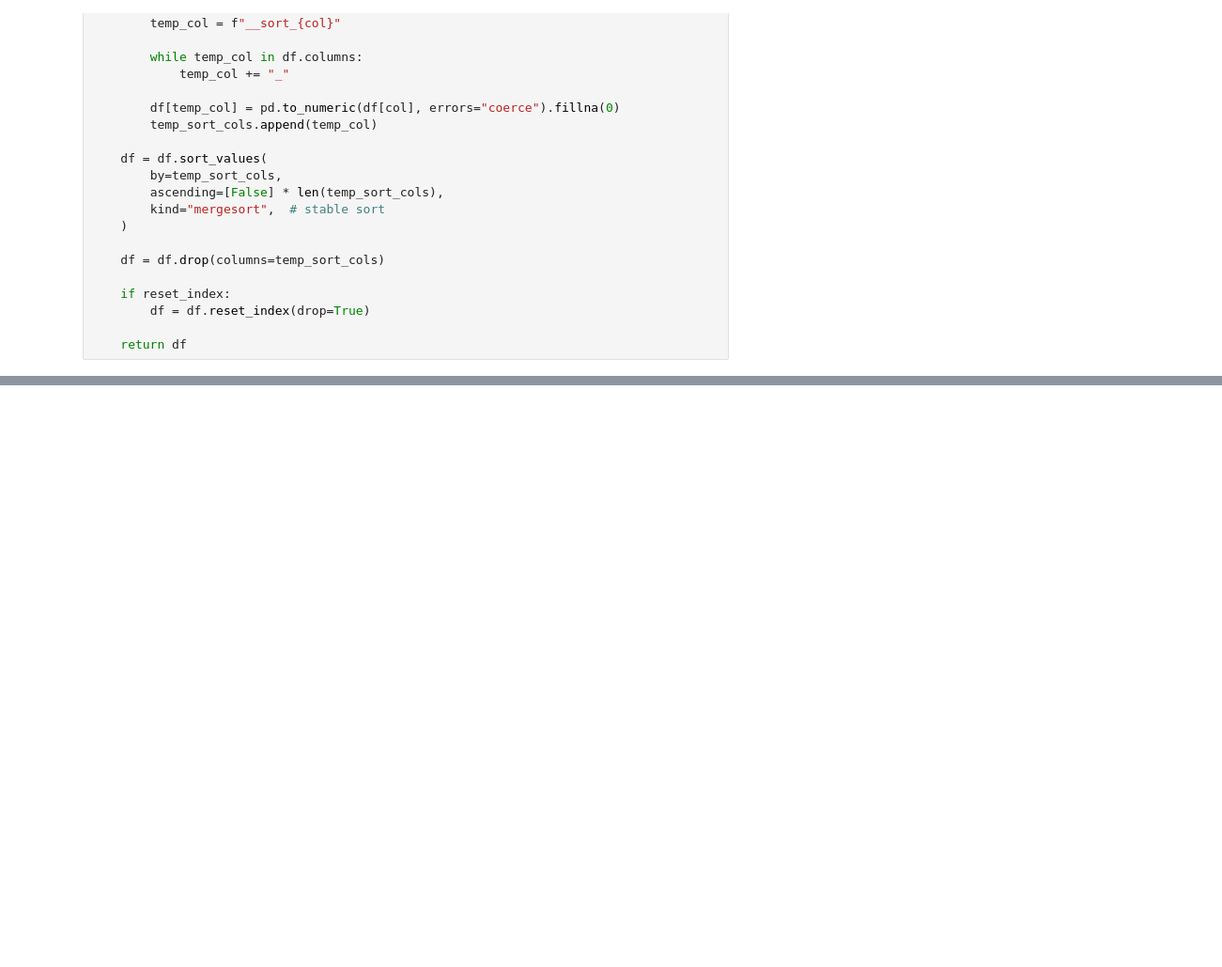
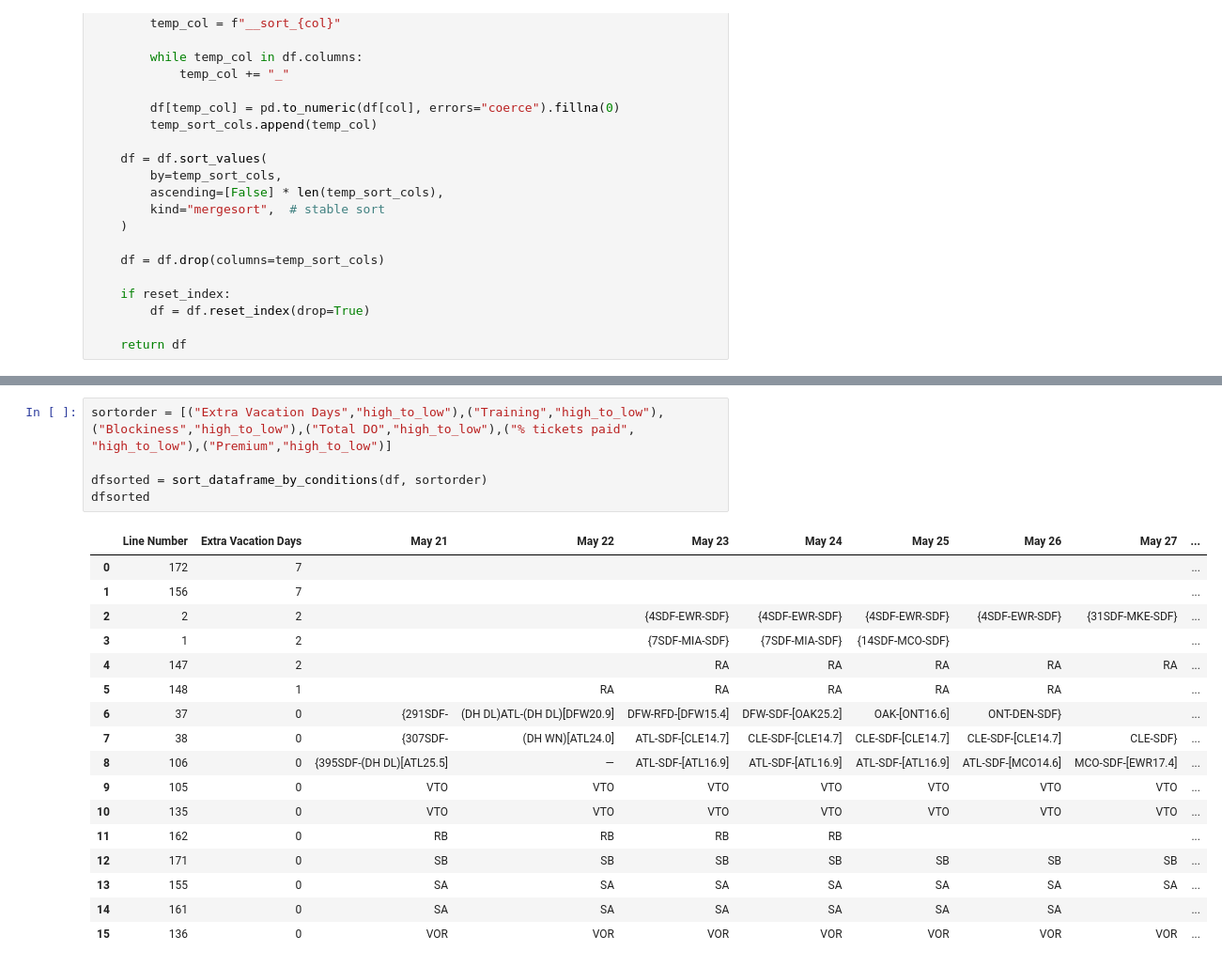
Before and after one commit to AstroPhysX/UPS-project, a Jupyter notebook: Program/master_to_pandas.ipynb, the cells around one changed output, grey strips where cells are left out. Shown at 94% size. Saved outputs shown, nothing was run; the diff lists cells and outputs as text; blank space fills up the shorter version.

```diff
--- a/Program/master_to_pandas.ipynb
+++ b/Program/master_to_pandas.ipynb
@@ -502,0 +671,23 @@ sort_master_lines_dataframe(
+# %%
+sortorder = [("Extra Vacation Days","high_to_low"),("Training","high_to_low"),("Blockiness","high_to_low"),("Total DO","high_to_low"),("% tickets paid", "high_to_low"),("Premium","high_to_low")]
+
+dfsorted = sort_dataframe_by_conditions(df, sortorder)
+dfsorted
+# %% [output]
+|  | Line Number | Extra Vacation Days | May 21 | May 22 | May 23 | May 24 | May 25 | May 26 | May 27 | ... |
+| 0 | 172 | 7 |  |  |  |  |  |  |  | ... |
+| 1 | 156 | 7 |  |  |  |  |  |  |  | ... |
+| 2 | 2 | 2 |  |  | {4SDF-EWR-SDF} | {4SDF-EWR-SDF} | {4SDF-EWR-SDF} | {4SDF-EWR-SDF} | {31SDF-MKE-SDF} | ... |
+| 3 | 1 | 2 |  |  | {7SDF-MIA-SDF} | {7SDF-MIA-SDF} | {14SDF-MCO-SDF} |  |  | ... |
+| 4 | 147 | 2 |  |  | RA | RA | RA | RA | RA | ... |
+| 5 | 148 | 1 |  | RA | RA | RA | RA | RA |  | ... |
+| 6 | 37 | 0 | {291SDF- | (DH DL)ATL-(DH DL)[DFW20.9] | DFW-RFD-[DFW15.4] | DFW-SDF-[OAK25.2] | OAK-[ONT16.6] | ONT-DEN-SDF} |  | ... |
+| 7 | 38 | 0 | {307SDF- | (DH WN)[ATL24.0] | ATL-SDF-[CLE14.7] | CLE-SDF-[CLE14.7] | CLE-SDF-[CLE14.7] | CLE-SDF-[CLE14.7] | CLE-SDF} | ... |
+| 8 | 106 | 0 | {395SDF-(DH DL)[ATL25.5] | — | ATL-SDF-[ATL16.9] | ATL-SDF-[ATL16.9] | ATL-SDF-[ATL16.9] | ATL-SDF-[MCO14.6] | MCO-SDF-[EWR17.4] | ... |
+| 9 | 105 | 0 | VTO | VTO | VTO | VTO | VTO | VTO | VTO | ... |
+| 10 | 135 | 0 | VTO | VTO | VTO | VTO | VTO | VTO | VTO | ... |
+| 11 | 162 | 0 | RB | RB | RB | RB |  |  |  | ... |
+| 12 | 171 | 0 | SB | SB | SB | SB | SB | SB | SB | ... |
+| 13 | 155 | 0 | SA | SA | SA | SA | SA | SA | SA | ... |
+| 14 | 161 | 0 | SA | SA | SA | SA | SA | SA |  | ... |
+| 15 | 136 | 0 | VOR | VOR | VOR | VOR | VOR | VOR | VOR | ... |
```
Also changed, not shown: parts of 8 cells of this notebook, 1 other file.
